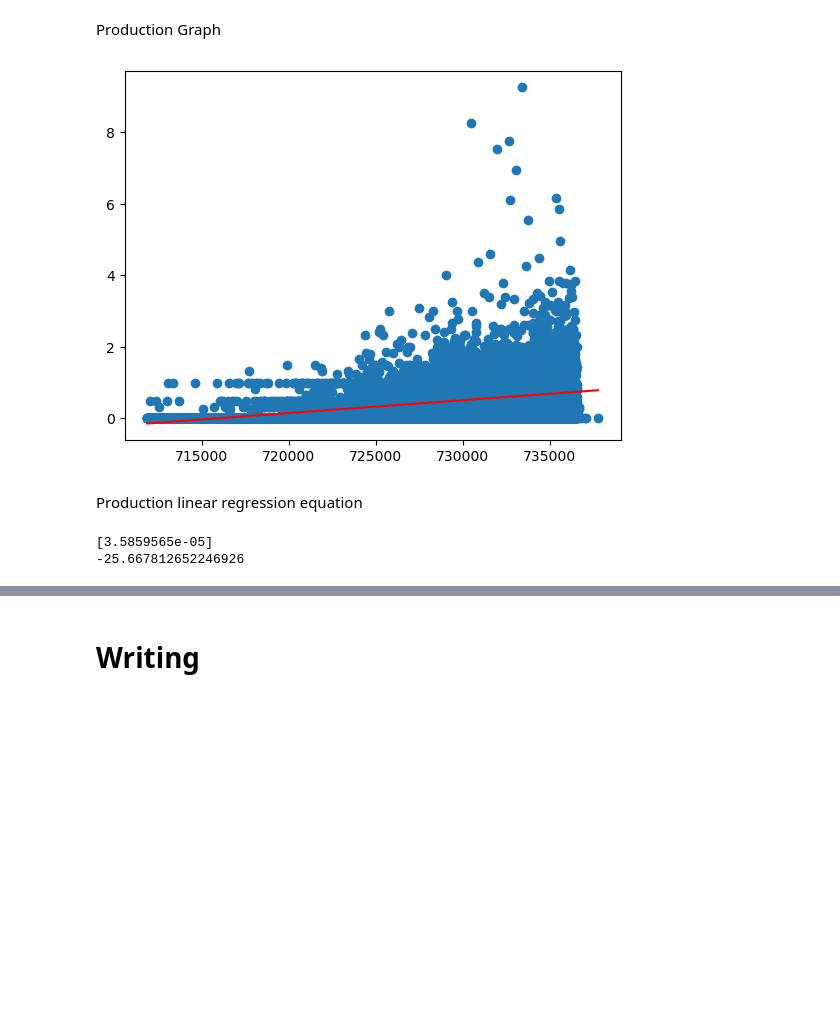
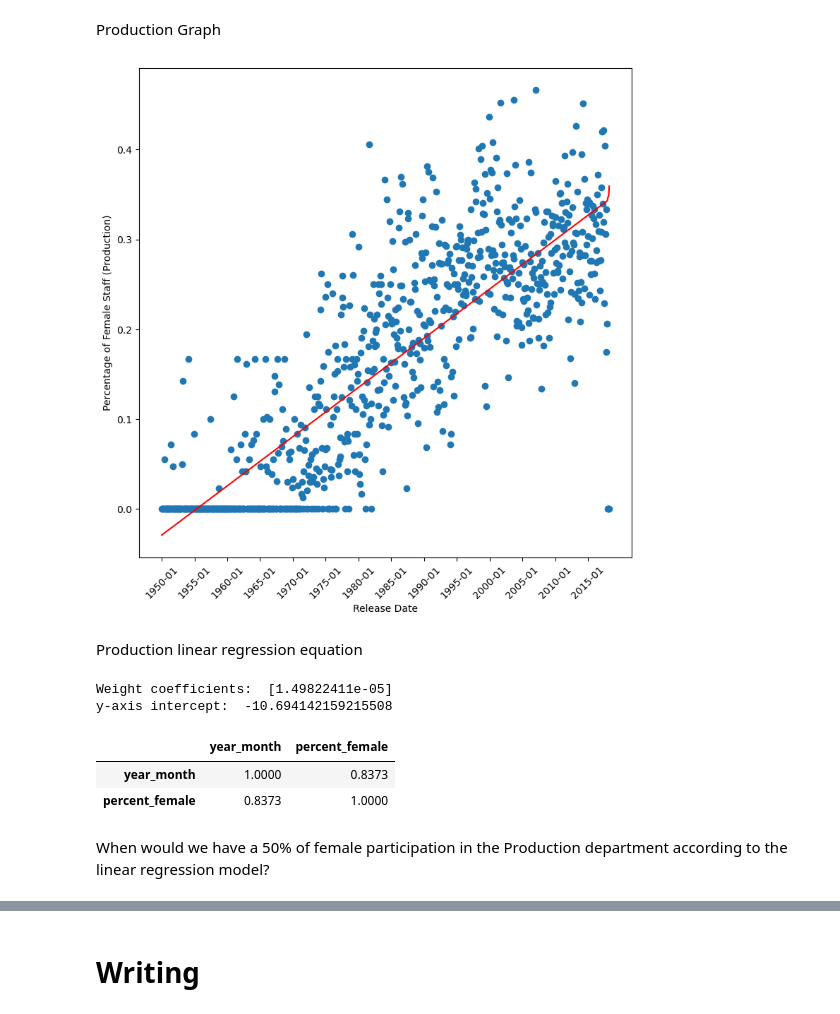
Before and after one commit to caseygomez/Female-Representation-In-The-Film-Industry, a Jupyter notebook: regression_by_dept.ipynb, the cells around one changed output, grey strips where cells are left out. Drawn from its saved outputs; the diff is of its cells as text; code cells hidden in the pictures; blank space fills up the shorter version.

Commit message:
Accuracy + calc of when part participation = 50%

```diff
--- a/regression_by_dept.ipynb
+++ b/regression_by_dept.ipynb
@@ -98,6 +133,6 @@ plt.show()
 # %%
 #  x axis
-X = production.release_date.values.reshape(-1, 1)
+X = production.year_month.values.reshape(-1, 1)
 X
 # %% [output]
 array([[711858],
@@ -130,7 +175,7 @@ model_prod.fit(X, y)
 # %% [output]
 LinearRegression()
 # %%
-prod_y_pred = model_prod.predict(X)
-print(prod_y_pred.shape)
-print(len(prod_y_pred))
+yp_pred = model_prod.predict(X)
+print(yp_pred.shape)
+print(len(yp_pred))
 # %% [output]
@@ -138,0 +184,5 @@ print(len(prod_y_pred))
+# %%
+X_transform = pd.Series(list(X))
+X_transform = X_transform.apply(dt.datetime.fromordinal)
+X_transform = pd.to_datetime(X_transform).dt.strftime('%Y-%m')
+X_transform
@@ -139,16 +202,29 @@ print(len(prod_y_pred))
 # %% [markdown]
 Production Graph
-# %%
-plt.scatter(X, y)
-plt.plot(X, prod_y_pred, color='red')
-plt.show()
-# %% [output]
-[figure, removed]
+# %%
+plt.figure(figsize=(9,9))
+
+plt.scatter(X_transform, y)
+plt.plot(X_transform, yp_pred, color='red')
+plt.xlabel('Release Date')
+plt.ylabel('Percentage of Female Staff (Production)')
+
+plt.xticks(np.arange(0, len(X_transform)+1, 60),rotation=45)
+
+plt.show()
+# %% [output]
+[figure, added]
 # %% [markdown]
 Production linear regression equation
 # %%
-print(model_prod.coef_)
-print(model_prod.intercept_)
+print('Weight coefficients: ', model_prod.coef_)
+print('y-axis intercept: ', model_prod.intercept_)
 # %% [output]
-[3.5859565e-05]
--25.667812652246926
+Weight coefficients:  [1.49822411e-05]
+y-axis intercept:  -10.694142159215508
+# %%
+production.corr()
+# %% [output]
+|  | year_month | percent_female |
+| year_month | 1.0000 | 0.8373 |
+| percent_female | 0.8373 | 1.0000 |
@@ -154,0 +234,2 @@ print(model_prod.intercept_)
+# %% [markdown]
+When would we have a 50% of female participation in the Production department according to the linear regression model?
```
Also changed, not shown: parts of 47 cells of this notebook, 1 other file.
